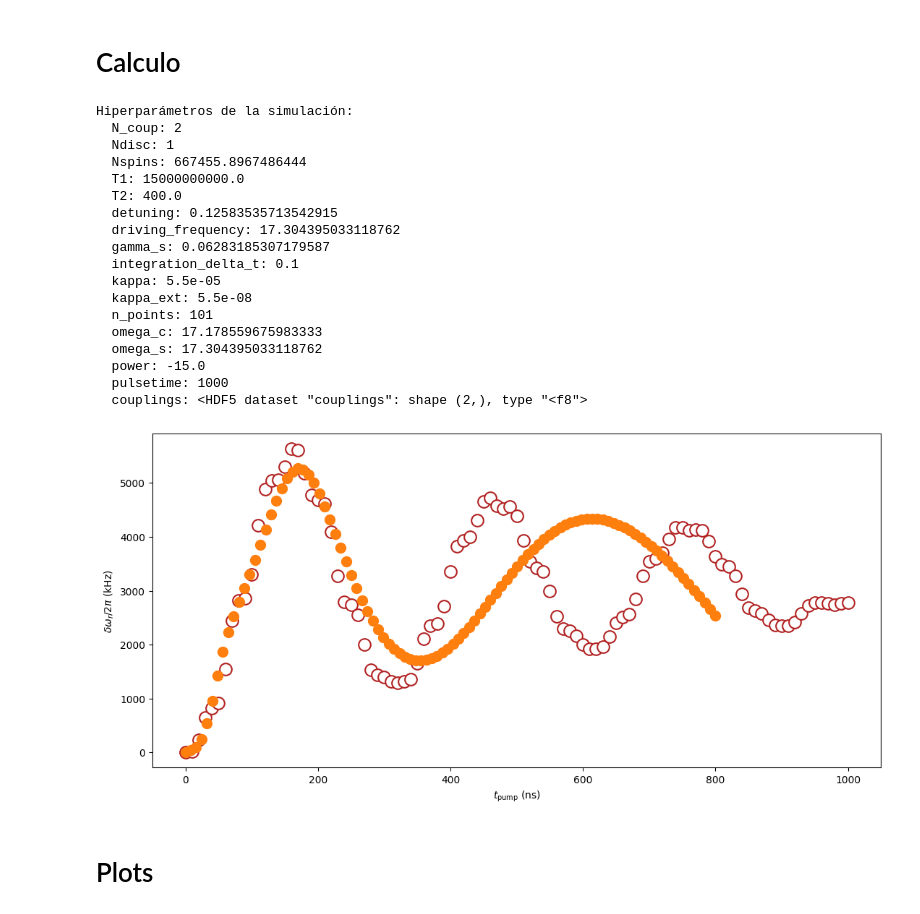
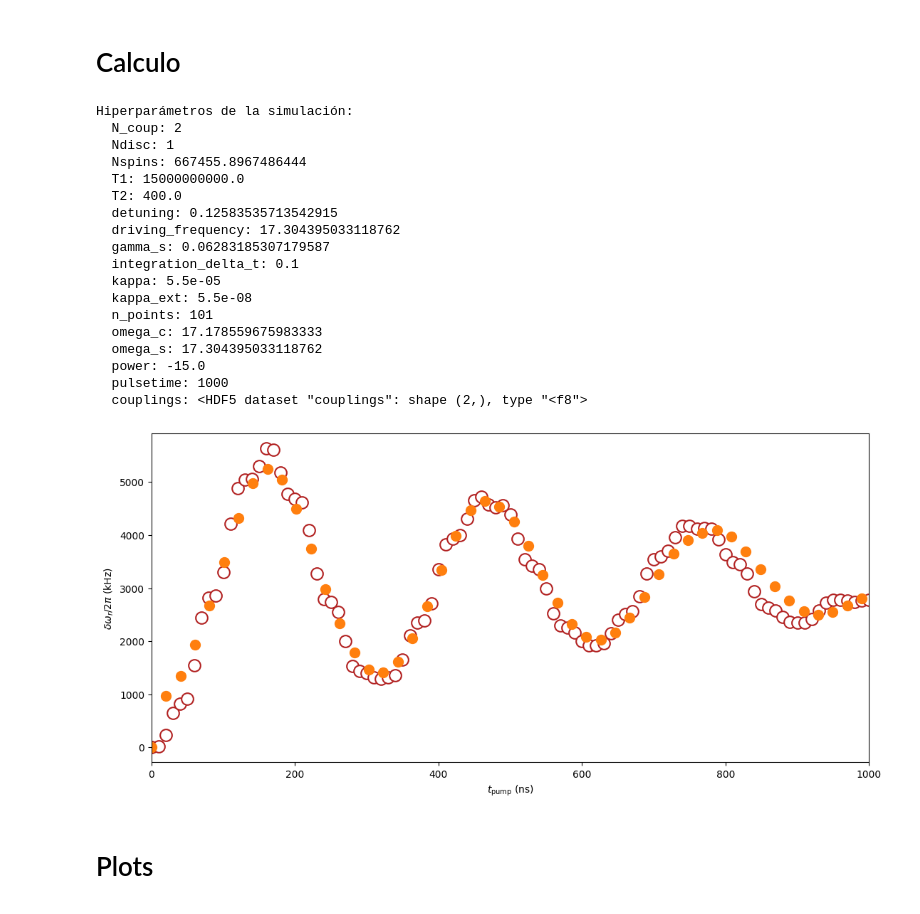
Before and after one commit to AndresMartnz/Spin, a Jupyter notebook: plot.ipynb, the cells around one changed output. Cells and saved outputs as stored; diff of their text form; code cells hidden in the pictures.

```diff
--- a/plot.ipynb
+++ b/plot.ipynb
@@ -248,14 +246,14 @@ WARNING:tensorflow:From c:\Users\usuario\Desktop\doctorado\codigos\Spin\.venv\Li
 # Cargar los pesos
 # %%
 tmin=0
-tmax=400
+tmax=1000
 N_train=100
 
 t_red=np.linspace(tmin,tmax,N_train)
 t_red=np.reshape(t_red,(N_train,1))
 
 
-model.load_weights(f"pesos/inter=4_t=400_lr=1e-05.h5")
+model.load_weights(f"pesos/inter=8_t=1000_lr=1e-05.h5")
 y_pred_lr5 = model.predict(t_red)
 
 model.load_weights(f"pesos/inter=4_t=400_lr=1e-06.h5")
@@ -355,35 +353,36 @@ def plot_results(filename):
     fig, ax = plt.subplots(1, 1, figsize=(13, 6))
 
     tp_list = np.linspace(0, pulse_time, n_points)
     ax.plot(tp_list, shifts, "o", ms=12, mew=1.5, mfc="white", mec="firebrick")
-    ax.plot(t_red, sigma_lr6, marker='o',markersize=10.0, linestyle='solid', linewidth=0, label=r"lr=10$^{-5}$")
+    ax.plot(t_red, sigma_lr5, marker='o',markersize=10.0, linestyle='solid', linewidth=0, label=r"lr=10$^{-5}$")
 
     ax.set_ylabel(r"$\delta\omega_r/2\pi$ (kHz)")
     ax.set_xlabel(r"$t_{\mathrm{pump}}$ (ns)")
+    ax.set_xlim(0,1000)
 
     plt.show()
 
 plot_results("Results/SDNdisc1Ncoup2_4.h5")
 # %% [output]
 Hiperparámetros de la simulación:
   N_coup: 2
   Ndisc: 1
   Nspins: 667455.8967486444
   T1: 15000000000.0
   T2: 400.0
   detuning: 0.12583535713542915
   driving_frequency: 17.304395033118762
   gamma_s: 0.06283185307179587
   integration_delta_t: 0.1
   kappa: 5.5e-05
   kappa_ext: 5.5e-08
   n_points: 101
   omega_c: 17.178559675983333
   omega_s: 17.304395033118762
   power: -15.0
   pulsetime: 1000
   couplings: <HDF5 dataset "couplings": shape (2,), type "<f8">
-[figure, old version]
+[figure, new version]
 # %% [markdown]
 # Plots
 # %%
```
Also changed, not shown: parts of 3 cells of this notebook, 3 other files.
